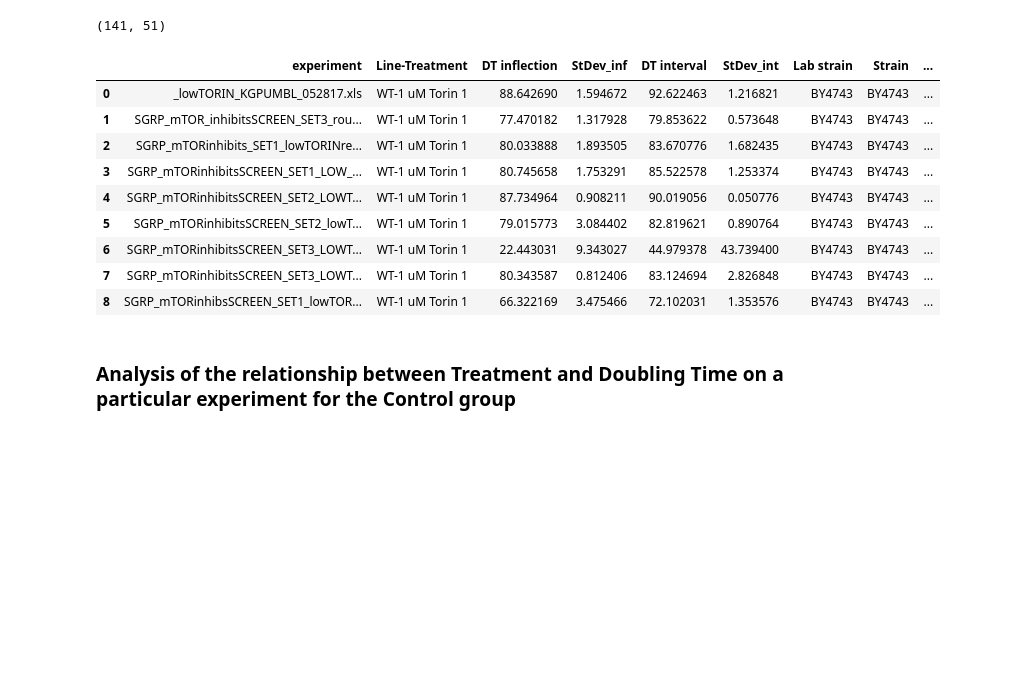
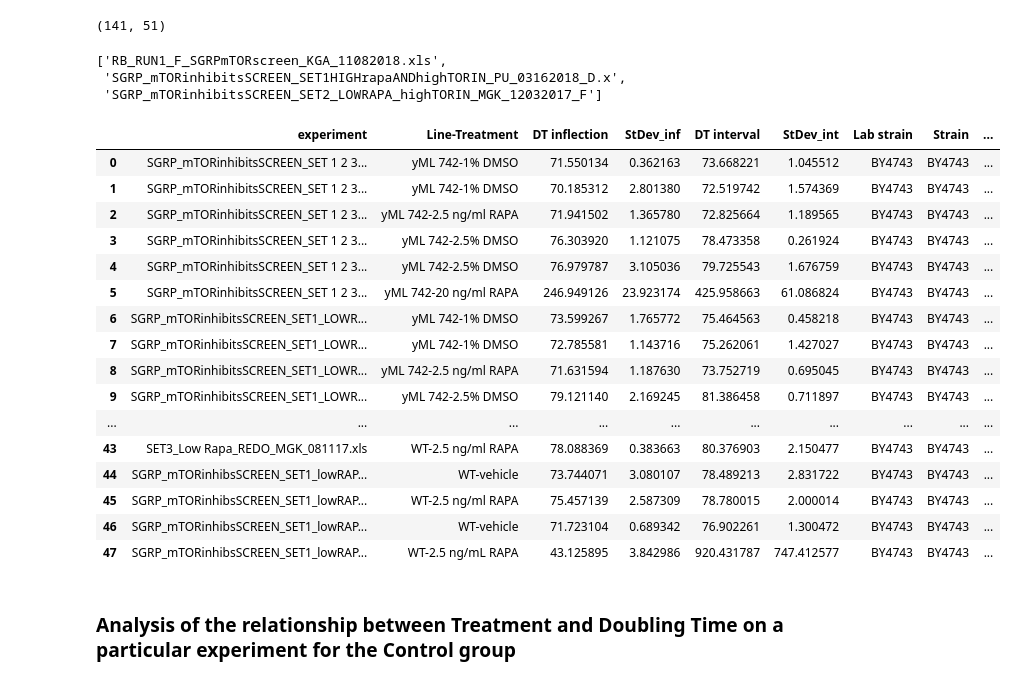
Before and after one commit to yab-tad/Saccharomyces-Cerevisiae, a Jupyter notebook: SGRP.ipynb, the cells around one changed output. Saved outputs shown, nothing was run; the diff lists cells and outputs as text; code cells hidden in the pictures; blank space fills up the shorter version.

```diff
--- a/SGRP.ipynb
+++ b/SGRP.ipynb
@@ -203,19 +215,48 @@ df_Control.head()
 df_Control.shape
 # %% [output]
 (141, 51)
+# %%
+# Function that creates a DataFrame from selected few experiments
+def mapper(exp, te, feature):
+    dfs = list()
+    for i in exp:
+        dfs.append(te.loc[(te[feature] == i)])
+    dfs = pd.concat(dfs, ignore_index=True)
+    return dfs
 # %%
-(df_Control[(df_Control['Treatment'] == treatments[0]) & (df_Control['Line-Treatment'] == 'WT-1 uM Torin 1')]).reset_index(drop=True)
+# filter dataset by treatment, where the treatments being targeted are: 2.5% DMSO, 1% DMSO, 20 ng/mL RAPA and 2.5 ng/mL RAPA
+te = (df_Control[(df_Control['Treatment'] == treatments[1]) | (df_Control['Treatment'] == treatments[2]) | (df_Control['Treatment'] == treatments[3]) | (df_Control['Treatment'] == treatments[4])]) # & (df_Control['Line-Treatment'] == 'WT-1 uM Torin 1')]).reset_index(drop=True)
+
+# filter experiments that don't pertain to the corresponding DMSO to RAPA treatment. This is done by removing experiments whose count don't exceed one.
+    # Lists of experiments whose counts/presence in the 'te' dataframe is more than one.
+exp = [te.experiment.value_counts().keys().tolist()[index] for index, i in enumerate(te.experiment.value_counts()) if i > 1]
+te = mapper(exp, te, 'experiment')
-# %% [output]
-|  | experiment | Line-Treatment | DT inflection | StDev_inf | DT interval | StDev_int | Lab strain | Strain | ... |
-| 0 | _lowTORIN_KGPUMBL_052817.xls | WT-1 uM Torin 1 | 88.642690 | 1.594672 | 92.622463 | 1.216821 | BY4743 | BY4743 | ... |
-| 1 | SGRP_mTOR_inhibitsSCREEN_SET3_rou... | WT-1 uM Torin 1 | 77.470182 | 1.317928 | 79.853622 | 0.573648 | BY4743 | BY4743 | ... |
-| 2 | SGRP_mTORinhibits_SET1_lowTORINre... | WT-1 uM Torin 1 | 80.033888 | 1.893505 | 83.670776 | 1.682435 | BY4743 | BY4743 | ... |
-| 3 | SGRP_mTORinhibitsSCREEN_SET1_LOW_... | WT-1 uM Torin 1 | 80.745658 | 1.753291 | 85.522578 | 1.253374 | BY4743 | BY4743 | ... |
-| 4 | SGRP_mTORinhibitsSCREEN_SET2_LOWT... | WT-1 uM Torin 1 | 87.734964 | 0.908211 | 90.019056 | 0.050776 | BY4743 | BY4743 | ... |
-| 5 | SGRP_mTORinhibitsSCREEN_SET2_lowT... | WT-1 uM Torin 1 | 79.015773 | 3.084402 | 82.819621 | 0.890764 | BY4743 | BY4743 | ... |
-| 6 | SGRP_mTORinhibitsSCREEN_SET3_LOWT... | WT-1 uM Torin 1 | 22.443031 | 9.343027 | 44.979378 | 43.739400 | BY4743 | BY4743 | ... |
-| 7 | SGRP_mTORinhibitsSCREEN_SET3_LOWT... | WT-1 uM Torin 1 | 80.343587 | 0.812406 | 83.124694 | 2.826848 | BY4743 | BY4743 | ... |
-| 8 | SGRP_mTORinhibsSCREEN_SET1_lowTOR... | WT-1 uM Torin 1 | 66.322169 | 3.475466 | 72.102031 | 1.353576 | BY4743 | BY4743 | ... |
+# %%
+[te.experiment.value_counts().keys().tolist()[index] for index, i in enumerate(te.experiment.value_counts()) if i > 1]
+# %% [output]
+['RB_RUN1_F_SGRPmTORscreen_KGA_11082018.xls',
+ 'SGRP_mTORinhibitsSCREEN_SET1HIGHrapaANDhighTORIN_PU_03162018_D.x',
+ 'SGRP_mTORinhibitsSCREEN_SET2_LOWRAPA_highTORIN_MGK_12032017_F']
+# %%
+te
+# %% [output]
+|  | experiment | Line-Treatment | DT inflection | StDev_inf | DT interval | StDev_int | Lab strain | Strain | ... |
+| 0 | SGRP_mTORinhibitsSCREEN_SET 1 2 3... | yML 742-1% DMSO | 71.550134 | 0.362163 | 73.668221 | 1.045512 | BY4743 | BY4743 | ... |
+| 1 | SGRP_mTORinhibitsSCREEN_SET 1 2 3... | yML 742-1% DMSO | 70.185312 | 2.801380 | 72.519742 | 1.574369 | BY4743 | BY4743 | ... |
+| 2 | SGRP_mTORinhibitsSCREEN_SET 1 2 3... | yML 742-2.5 ng/ml RAPA | 71.941502 | 1.365780 | 72.825664 | 1.189565 | BY4743 | BY4743 | ... |
+| 3 | SGRP_mTORinhibitsSCREEN_SET 1 2 3... | yML 742-2.5% DMSO | 76.303920 | 1.121075 | 78.473358 | 0.261924 | BY4743 | BY4743 | ... |
+| 4 | SGRP_mTORinhibitsSCREEN_SET 1 2 3... | yML 742-2.5% DMSO | 76.979787 | 3.105036 | 79.725543 | 1.676759 | BY4743 | BY4743 | ... |
+| 5 | SGRP_mTORinhibitsSCREEN_SET 1 2 3... | yML 742-20 ng/ml RAPA | 246.949126 | 23.923174 | 425.958663 | 61.086824 | BY4743 | BY4743 | ... |
+| 6 | SGRP_mTORinhibitsSCREEN_SET1_LOWR... | yML 742-1% DMSO | 73.599267 | 1.765772 | 75.464563 | 0.458218 | BY4743 | BY4743 | ... |
+| 7 | SGRP_mTORinhibitsSCREEN_SET1_LOWR... | yML 742-1% DMSO | 72.785581 | 1.143716 | 75.262061 | 1.427027 | BY4743 | BY4743 | ... |
+| 8 | SGRP_mTORinhibitsSCREEN_SET1_LOWR... | yML 742-2.5 ng/ml RAPA | 71.631594 | 1.187630 | 73.752719 | 0.695045 | BY4743 | BY4743 | ... |
+| 9 | SGRP_mTORinhibitsSCREEN_SET1_LOWR... | yML 742-2.5% DMSO | 79.121140 | 2.169245 | 81.386458 | 0.711897 | BY4743 | BY4743 | ... |
+| ... | ... | ... | ... | ... | ... | ... | ... | ... | ... |
+| 43 | SET3_Low Rapa_REDO_MGK_081117.xls | WT-2.5 ng/ml RAPA | 78.088369 | 0.383663 | 80.376903 | 2.150477 | BY4743 | BY4743 | ... |
+| 44 | SGRP_mTORinhibsSCREEN_SET1_lowRAP... | WT-vehicle | 73.744071 | 3.080107 | 78.489213 | 2.831722 | BY4743 | BY4743 | ... |
+| 45 | SGRP_mTORinhibsSCREEN_SET1_lowRAP... | WT-2.5 ng/ml RAPA | 75.457139 | 2.587309 | 78.780015 | 2.000014 | BY4743 | BY4743 | ... |
+| 46 | SGRP_mTORinhibsSCREEN_SET1_lowRAP... | WT-vehicle | 71.723104 | 0.689342 | 76.902261 | 1.300472 | BY4743 | BY4743 | ... |
+| 47 | SGRP_mTORinhibsSCREEN_SET1_lowRAP... | WT-2.5 ng/mL RAPA | 43.125895 | 3.842986 | 920.431787 | 747.412577 | BY4743 | BY4743 | ... |
 # %% [markdown]
 ###  Analysis of the relationship between **Treatment** and **Doubling Time** on a particular experiment for the Control group
 # %% [markdown]
```
Also changed, not shown: parts of 3 cells of this notebook.
